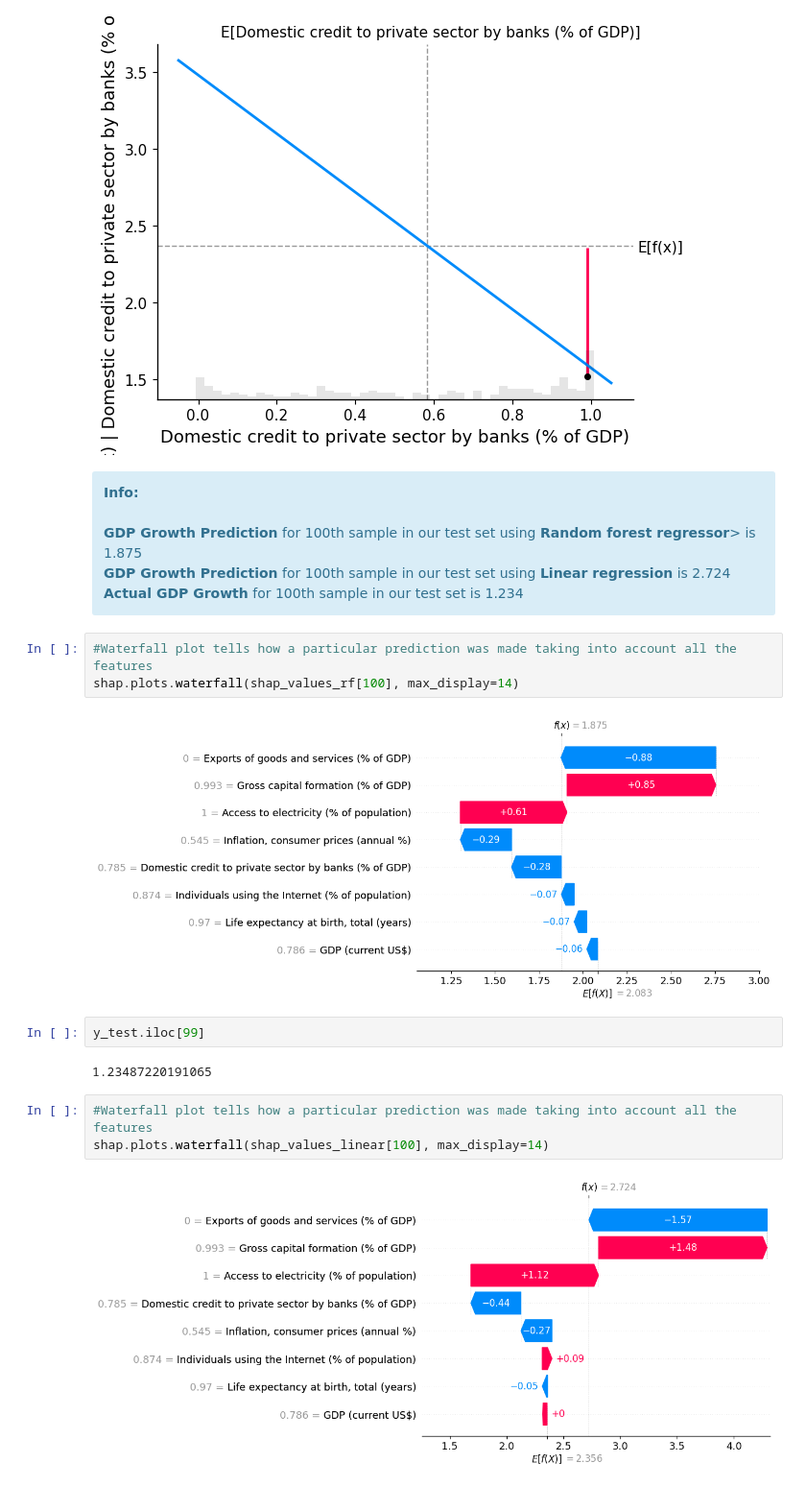
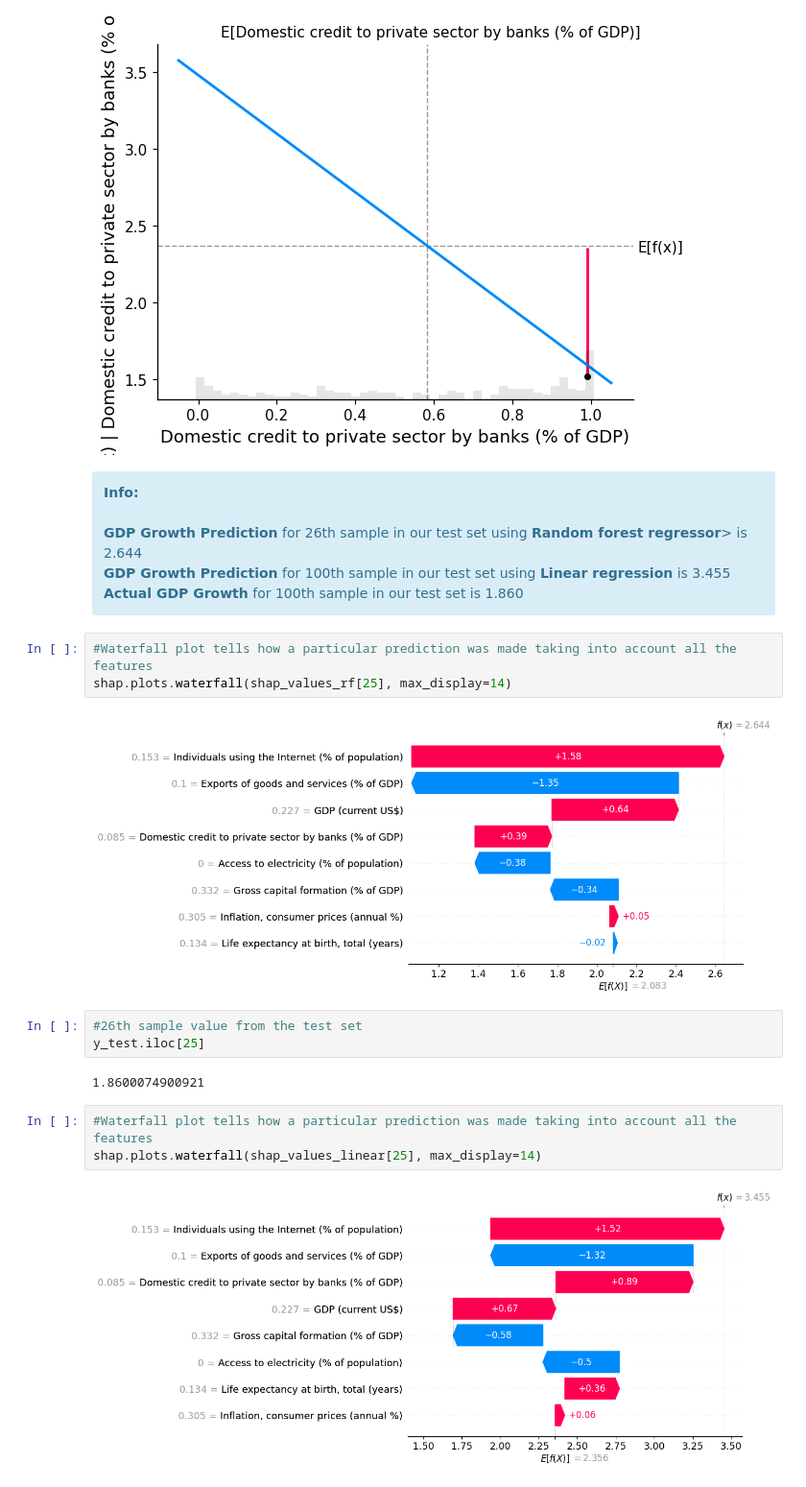
Before and after one commit to kumarbyes/udacity_nanodegree_datascience_course1, a Jupyter notebook: Project_Supervised_ML.ipynb, the cells around one changed output. Shown at 96% size. Saved outputs shown, nothing was run; the diff lists cells and outputs as text.

```diff
--- a/Project_Supervised_ML.ipynb
+++ b/Project_Supervised_ML.ipynb
@@ -947,21 +1010,22 @@ shap_pdp_plot(linear_model,shap_values_linear,feature_for_shap)
 <div class="alert alert-block alert-info">
 <b>Info:</b><br>
 <br>
-<b>GDP Growth Prediction</b> for 100th sample in our test set using <b>Random forest regressor</b>> is 1.875<br>
-<b>GDP Growth Prediction</b> for 100th sample in our test set using <b>Linear regression</b> is 2.724<br>
-<b>Actual GDP Growth</b> for 100th sample in our test set is 1.234<br>
+<b>GDP Growth Prediction</b> for 26th sample in our test set using <b>Random forest regressor</b>> is 2.644<br>
+<b>GDP Growth Prediction</b> for 100th sample in our test set using <b>Linear regression</b> is 3.455<br>
+<b>Actual GDP Growth</b> for 100th sample in our test set is 1.860<br>
 </div>
 # %%
 #Waterfall plot tells how a particular prediction was made taking into account all the features
-shap.plots.waterfall(shap_values_rf[100], max_display=14)
+shap.plots.waterfall(shap_values_rf[25], max_display=14)
 # %% [output]
-[figure, old version]
+[figure, new version]
-# %%
-y_test.iloc[99]
-# %% [output]
-1.23487220191065
+# %%
+#26th sample value from the test set
+y_test.iloc[25]
+# %% [output]
+1.8600074900921
 # %%
 #Waterfall plot tells how a particular prediction was made taking into account all the features
-shap.plots.waterfall(shap_values_linear[100], max_display=14)
+shap.plots.waterfall(shap_values_linear[25], max_display=14)
 # %% [output]
-[figure, old version]
+[figure, new version]
```
Also changed, not shown: parts of 15 cells of this notebook.
